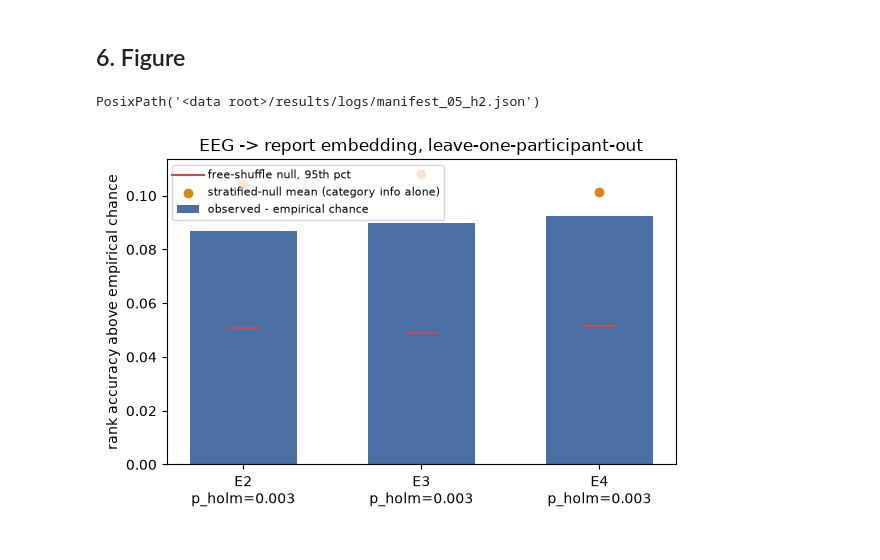
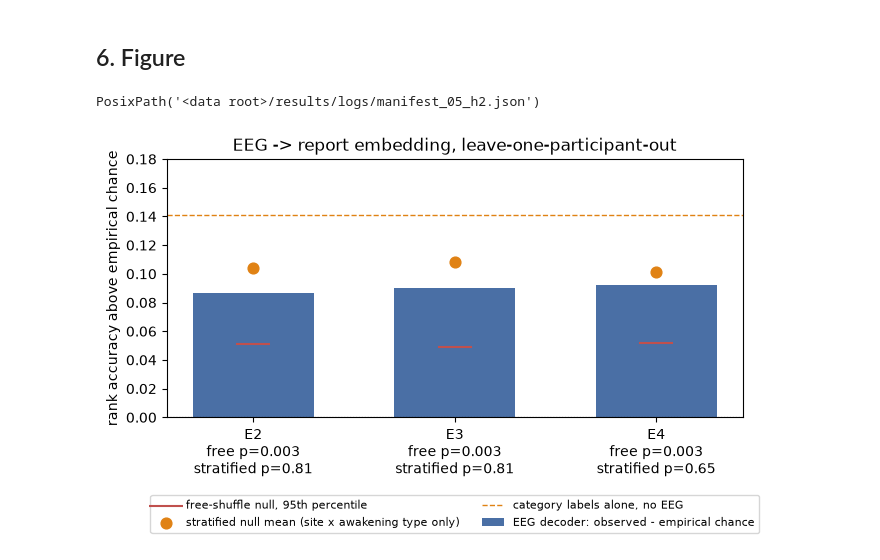
Before and after one commit to sanjanasinghx/dream2image-es606, a Jupyter notebook: results/notebooks/05_h2.ipynb, the cells around one changed output. Saved outputs shown, nothing was run; the diff lists cells and outputs as text; code cells hidden in the pictures.

Commit message:
update h2 figure

```diff
--- a/results/notebooks/05_h2.ipynb
+++ b/results/notebooks/05_h2.ipynb
@@ -177,22 +177,25 @@ sleep onset (SO)    E4    0.5298     0.4928        0.0371    0.5478  0.1449 59 0
 # %% [markdown]
 ## 6. Figure
 # %%
-fig, ax = plt.subplots(figsize=(6, 4))
+strat = conf[conf.null.str.startswith("within")].reset_index(drop=True)
+fig, ax = plt.subplots(figsize=(7, 4.5))
 x = np.arange(len(dec))
-ax.bar(x, dec.above_chance, color="#4a6fa5", width=.6, label="observed - empirical chance")
-ax.scatter(x, dec.null_p95 - dec.null_mean, marker="_", s=600, color="#c0504d", label="free-shuffle null, 95th pct")
-strat = conf[conf.null.str.startswith("within")].reset_index(drop=True)
-ax.scatter(x, strat.null_mean - dec.null_mean, marker="o", color="#e08214",
-           label="stratified-null mean (category info alone)")
+ax.bar(x, dec.above_chance, color="#4a6fa5", width=.6, label="EEG decoder: observed - empirical chance")
+ax.scatter(x, dec.null_p95 - dec.null_mean, marker="_", s=600, color="#c0504d", label="free-shuffle null, 95th percentile")
+ax.scatter(x, strat.null_mean - dec.null_mean, marker="o", s=60, color="#e08214", zorder=3,
+           label="stratified null mean (site x awakening type only)")
+cat_only = conf[conf.model.str.startswith("category")].iloc[0]
+ax.axhline(cat_only.above_chance, color="#e08214", ls="--", lw=1, label="category labels alone, no EEG")
 ax.axhline(0, color="k", lw=.8, ls=":")
-ax.set(xticks=x, xticklabels=[f"{e}\np_holm={p:.3f}" for e, p in zip(dec.epoch, dec.p_holm)],
-       ylabel="rank accuracy above empirical chance",
+ax.set(xticks=x, xticklabels=[f"{e}\nfree p={p1:.3f}\nstratified p={p2:.2f}"
+                              for e, p1, p2 in zip(dec.epoch, dec.p_holm, strat.p_perm)],
+       ylabel="rank accuracy above empirical chance", ylim=(0, .18),
        title="EEG -> report embedding, leave-one-participant-out")
-ax.legend(fontsize=8)
+ax.legend(fontsize=8, loc="upper center", ncol=2, bbox_to_anchor=(.5, -.28))
 fig.tight_layout(); fig.savefig(figs / "h2_decoding.pdf"); fig.savefig(figs / "h2_decoding.png", dpi=150)
 env.write_manifest(cfg, "05_h2", [tables / f for f in ["h2_decoding_by_epoch.csv", "h2_rank_scores.csv",
                                                        "h2_e4_vs_e2.csv", "h2_posthoc_awakening_type.csv",
                                                        "h2_confound_control.csv"]])
 # %% [output]
 PosixPath('<data root>/results/logs/manifest_05_h2.json')
-[figure, old version]
+[figure, new version]
```
Also changed, not shown: 5 other files.
